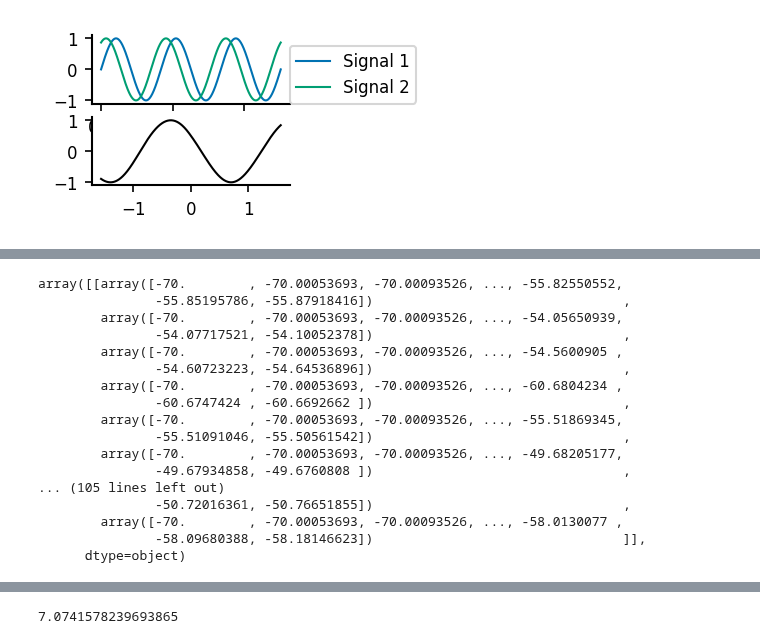
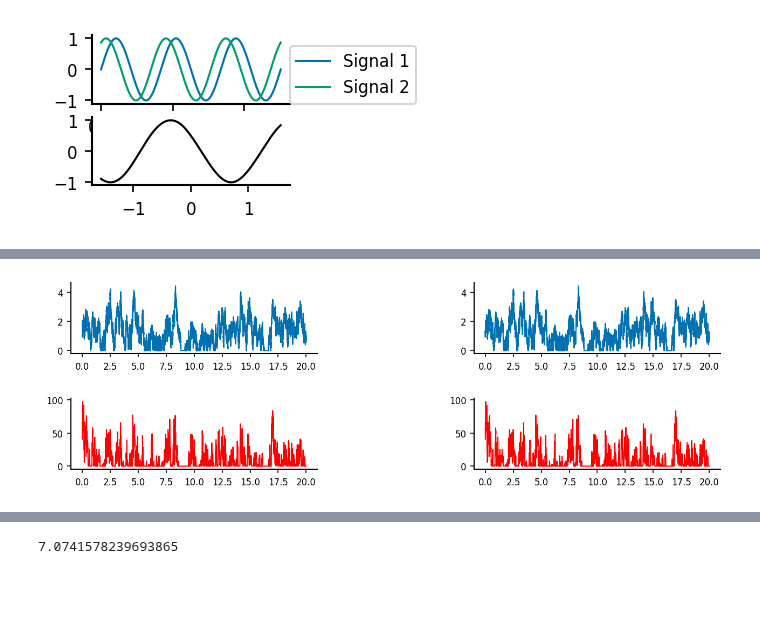
Before and after one commit to yzerlaut/pv-sst-dendrites, a Jupyter notebook: biophysical_modelling/detailed_model/OU-input.ipynb, the cells around one changed output, grey strips where cells are left out. Drawn from its saved outputs; the diff is of its cells as text; code cells hidden in the pictures; blank space fills up the shorter version.

```diff
--- a/biophysical_modelling/detailed_model/OU-input.ipynb
+++ b/biophysical_modelling/detailed_model/OU-input.ipynb
@@ -79,6 +77,37 @@ ax[1].plot(t_shift, cr, 'k-')
 [<matplotlib.lines.Line2D at 0x...>]
 [figure]
 # %%
+from scipy.ndimage import gaussian_filter1d
+
+rate_smoothing = 5. # ms
+RESULTS = {}
+
+cellType, color = 'Martinotti', 'tab:orange'
+
 sim = Parallel(\
-        filename='../../data/detailed_model/tvRateStim_sim_Basket.zip')
+        filename='../../data/detailed_model/tvRateStim_sim_%s.zip' % cellType)
 sim.load()
+
+sim.fetch_quantity_on_grid('spikes', dtype=list)
+
+seeds = np.unique(sim.stochProcSeed)
+nRepeats = int(np.product(sim.spikes.shape)/len(seeds))
+
+dt = sim.fetch_quantity_on_grid('dt', return_last=True)
+tstop = sim.fetch_quantity_on_grid('tstop', return_last=True)
+
+spikes_matrix= np.zeros((len(seeds), nRepeats, int(tstop/dt)+1))
+RESULTS['%s_rates' % cellType] = []
+for s, seed in enumerate(seeds):
+    for i, spikes in enumerate(sim.spikes[sim.stochProcSeed==seed]):
+        print(spikes.shape)
+        spikes_matrix[s,i,(spikes/dt).astype('int')] = True
+    rate = 1e3*gaussian_filter1d(np.mean(spikes_matrix[s,:,:], axis=0)/dt,
+                                 int(rate_smoothing/dt))
+    RESULTS['%s_rates' % cellType].append(rate)
+    print('seed', s, np.mean(rate))
+
+sim.fetch_quantity_on_grid('OU', return_last=True, dtype=np.ndarray)
+RESULTS['StochProc'] = []
+for s, seed in enumerate(seeds):
+    RESULTS['StochProc'].append(sim.OU[sim.stochProcSeed==seed][0])
@@ -87,21 +132,9 @@ sim.fetch_quantity_on_grid('Vm_soma', dtype=list)
-# %%
-sim.Vm_soma
-# %% [output]
-array([[array([-70.        , -70.00053693, -70.00093526, ..., -55.82550552,
-               -55.85195786, -55.87918416])                                ,
-        array([-70.        , -70.00053693, -70.00093526, ..., -54.05650939,
-               -54.07717521, -54.10052378])                                ,
-        array([-70.        , -70.00053693, -70.00093526, ..., -54.5600905 ,
-               -54.60723223, -54.64536896])                                ,
-        array([-70.        , -70.00053693, -70.00093526, ..., -60.6804234 ,
-               -60.6747424 , -60.6692662 ])                                ,
-        array([-70.        , -70.00053693, -70.00093526, ..., -55.51869345,
-               -55.51091046, -55.50561542])                                ,
-        array([-70.        , -70.00053693, -70.00093526, ..., -49.68205177,
-               -49.67934858, -49.6760808 ])                                ,
-... (105 lines left out)
-               -50.72016361, -50.76651855])                                ,
-        array([-70.        , -70.00053693, -70.00093526, ..., -58.0130077 ,
-               -58.09680388, -58.18146623])                                ]],
-      dtype=object)
+# %%
+fig, AX = pt.figure(axes=(len(seeds),2), figsize=(2,1.4))
+
+for s, seed in enumerate(seeds):
+    AX[0][s].plot(t[:-1]/1e3, RESULTS['StochProc'][s])
+    AX[1][s].plot(t/1e3, RESULTS['%s_rates' % cellType][s], 'r')
+# %% [output]
+[figure, added]
 # %%
```
Also changed, not shown: parts of 7 cells of this notebook, 2 other files.
